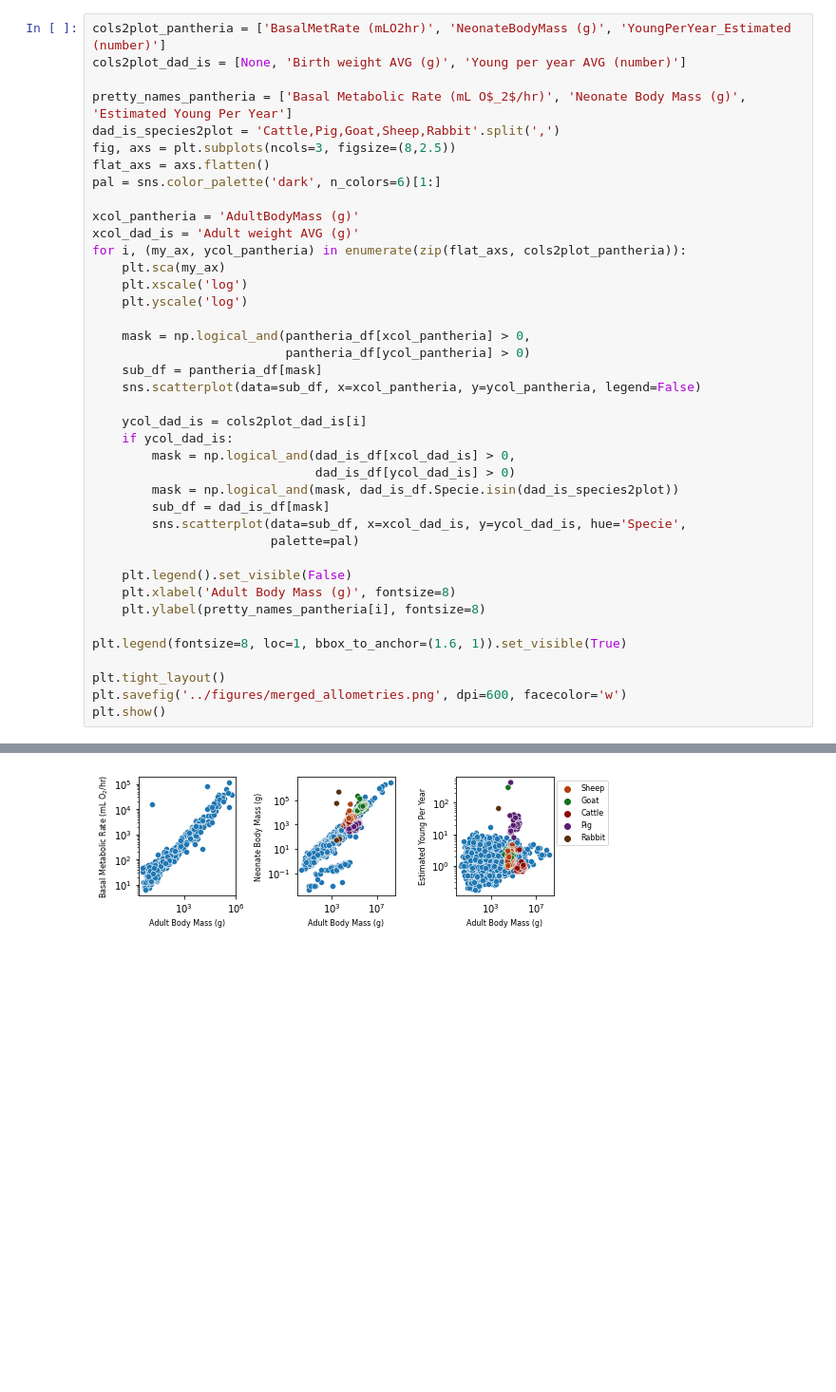
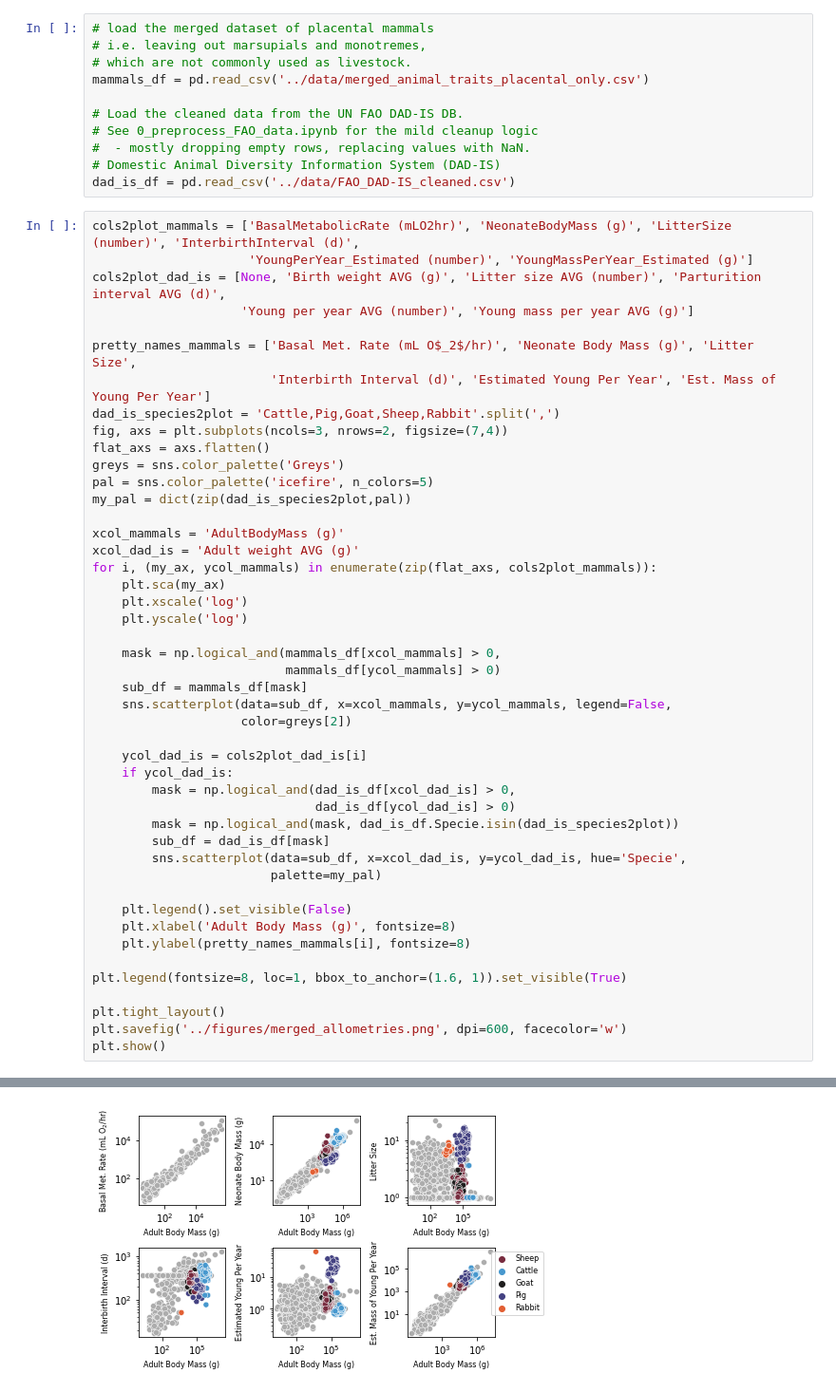
Before and after one commit to flamholz/beef_v_pork, a Jupyter notebook: notebooks/MergedPlot.ipynb, the cells around one changed output, grey strips where cells are left out. Shown at 95% size. Cells and saved outputs as stored; diff of their text form; blank space fills up the shorter version.

Commit message:
Merge the two DBs of wild mammals, make a figure with the merged data.

```diff
--- a/notebooks/MergedPlot.ipynb
+++ b/notebooks/MergedPlot.ipynb
@@ -19,43 +10,60 @@ array(['Cattle', 'Chicken', 'Goat', 'Sheep', 'Yak', 'Ass', 'Buffalo',
+# %%
+# load the merged dataset of placental mammals
+# i.e. leaving out marsupials and monotremes,
+# which are not commonly used as livestock.
+mammals_df = pd.read_csv('../data/merged_animal_traits_placental_only.csv')
+
+# Load the cleaned data from the UN FAO DAD-IS DB.
+# See 0_preprocess_FAO_data.ipynb for the mild cleanup logic
+#  - mostly dropping empty rows, replacing values with NaN.
+# Domestic Animal Diversity Information System (DAD-IS)
+dad_is_df = pd.read_csv('../data/FAO_DAD-IS_cleaned.csv')
 # %%
-cols2plot_pantheria = ['BasalMetRate (mLO2hr)', 'NeonateBodyMass (g)', 'YoungPerYear_Estimated (number)']
-cols2plot_dad_is = [None, 'Birth weight AVG (g)', 'Young per year AVG (number)']
+cols2plot_mammals = ['BasalMetabolicRate (mLO2hr)', 'NeonateBodyMass (g)', 'LitterSize (number)', 'InterbirthInterval (d)',
+                     'YoungPerYear_Estimated (number)', 'YoungMassPerYear_Estimated (g)']
+cols2plot_dad_is = [None, 'Birth weight AVG (g)', 'Litter size AVG (number)', 'Parturition interval AVG (d)',
+                    'Young per year AVG (number)', 'Young mass per year AVG (g)']
 
-pretty_names_pantheria = ['Basal Metabolic Rate (mL O$_2$/hr)', 'Neonate Body Mass (g)', 'Estimated Young Per Year']
+pretty_names_mammals = ['Basal Met. Rate (mL O$_2$/hr)', 'Neonate Body Mass (g)', 'Litter Size',
+                        'Interbirth Interval (d)', 'Estimated Young Per Year', 'Est. Mass of Young Per Year']
 dad_is_species2plot = 'Cattle,Pig,Goat,Sheep,Rabbit'.split(',')
-fig, axs = plt.subplots(ncols=3, figsize=(8,2.5))
+fig, axs = plt.subplots(ncols=3, nrows=2, figsize=(7,4))
 flat_axs = axs.flatten()
-pal = sns.color_palette('dark', n_colors=6)[1:]
+greys = sns.color_palette('Greys')
+pal = sns.color_palette('icefire', n_colors=5)
+my_pal = dict(zip(dad_is_species2plot,pal))
 
-xcol_pantheria = 'AdultBodyMass (g)'
+xcol_mammals = 'AdultBodyMass (g)'
 xcol_dad_is = 'Adult weight AVG (g)'
-for i, (my_ax, ycol_pantheria) in enumerate(zip(flat_axs, cols2plot_pantheria)):
+for i, (my_ax, ycol_mammals) in enumerate(zip(flat_axs, cols2plot_mammals)):
     plt.sca(my_ax)
     plt.xscale('log')
     plt.yscale('log')
 
-    mask = np.logical_and(pantheria_df[xcol_pantheria] > 0,
-                          pantheria_df[ycol_pantheria] > 0)
-    sub_df = pantheria_df[mask]
-    sns.scatterplot(data=sub_df, x=xcol_pantheria, y=ycol_pantheria, legend=False)
+    mask = np.logical_and(mammals_df[xcol_mammals] > 0,
+                          mammals_df[ycol_mammals] > 0)
+    sub_df = mammals_df[mask]
+    sns.scatterplot(data=sub_df, x=xcol_mammals, y=ycol_mammals, legend=False,
+                    color=greys[2])
 
     ycol_dad_is = cols2plot_dad_is[i]
     if ycol_dad_is:
         mask = np.logical_and(dad_is_df[xcol_dad_is] > 0,
                               dad_is_df[ycol_dad_is] > 0)
         mask = np.logical_and(mask, dad_is_df.Specie.isin(dad_is_species2plot))
         sub_df = dad_is_df[mask]
         sns.scatterplot(data=sub_df, x=xcol_dad_is, y=ycol_dad_is, hue='Specie',
-                        palette=pal)
+                        palette=my_pal)
 
     plt.legend().set_visible(False)
     plt.xlabel('Adult Body Mass (g)', fontsize=8)
-    plt.ylabel(pretty_names_pantheria[i], fontsize=8)
+    plt.ylabel(pretty_names_mammals[i], fontsize=8)
 
 plt.legend(fontsize=8, loc=1, bbox_to_anchor=(1.6, 1)).set_visible(True)
 
 plt.tight_layout()
 plt.savefig('../figures/merged_allometries.png', dpi=600, facecolor='w')
 plt.show()
 # %% [output]
 No handles with labels found to put in legend.
-[figure, old version]
+[figure, new version]
```
Also changed, not shown: parts of 9 cells of this notebook, 4 other files.
